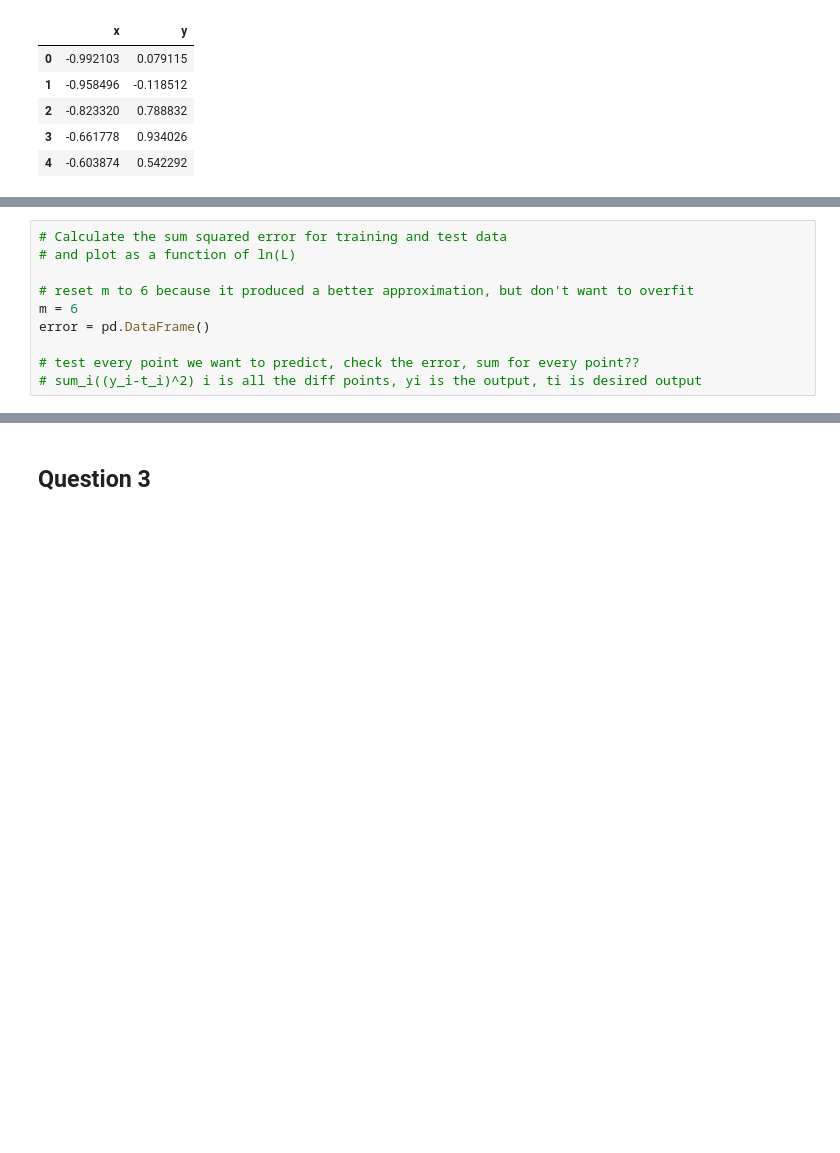
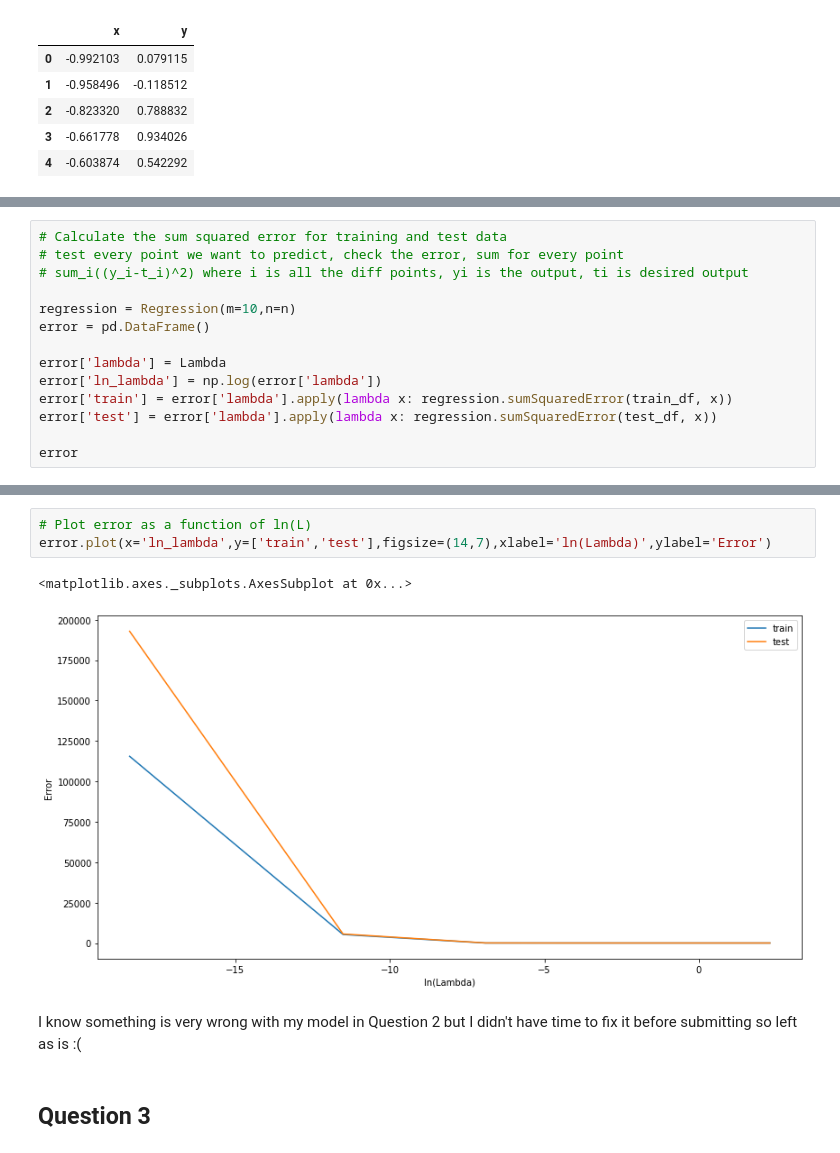
Before and after one commit to tanyarllrm/brains, a Jupyter notebook: Assignment1.ipynb, the cells around one changed output, grey strips where cells are left out. Drawn from its saved outputs; the diff is of its cells as text; blank space fills up the shorter version.

Commit message:
submit assignment 1

```diff
--- a/Assignment1.ipynb
+++ b/Assignment1.ipynb
@@ -258,10 +266,14 @@ for i,ax in enumerate(axs):
 # %%
 # Calculate the sum squared error for training and test data
-# and plot as a function of ln(L)
+# test every point we want to predict, check the error, sum for every point
+# sum_i((y_i-t_i)^2) where i is all the diff points, yi is the output, ti is desired output
 
-# reset m to 6 because it produced a better approximation, but don't want to overfit
-m = 6
+regression = Regression(m=10,n=n)
 error = pd.DataFrame()
 
-# test every point we want to predict, check the error, sum for every point??
-# sum_i((y_i-t_i)^2) i is all the diff points, yi is the output, ti is desired output
+error['lambda'] = Lambda
+error['ln_lambda'] = np.log(error['lambda'])
+error['train'] = error['lambda'].apply(lambda x: regression.sumSquaredError(train_df, x))
+error['test'] = error['lambda'].apply(lambda x: regression.sumSquaredError(test_df, x))
+
+error
@@ -268,3 +287,11 @@ error = pd.DataFrame()
+# %%
+# Plot error as a function of ln(L)
+error.plot(x='ln_lambda',y=['train','test'],figsize=(14,7),xlabel='ln(Lambda)',ylabel='Error')
+# %% [output]
+<matplotlib.axes._subplots.AxesSubplot at 0x...>
+[figure, added]
+# %% [markdown]
+I know something is very wrong with my model in Question 2 but I didn't have time to fix it before submitting so left as is :(
 # %% [markdown]
 ## Question 3
 # %%
```
Also changed, not shown: parts of 12 cells of this notebook, 1 other file.
